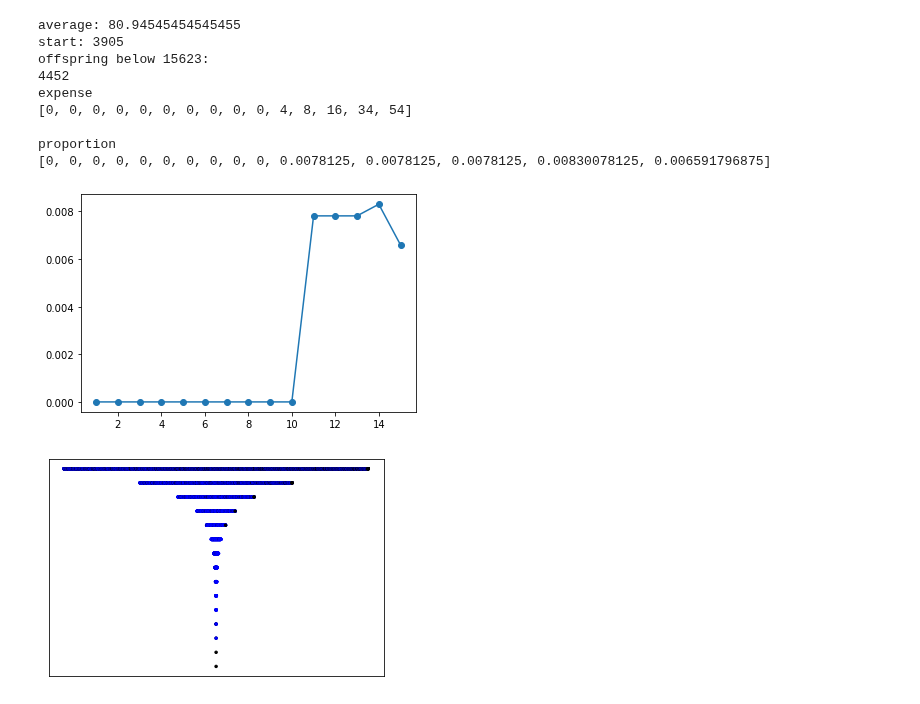
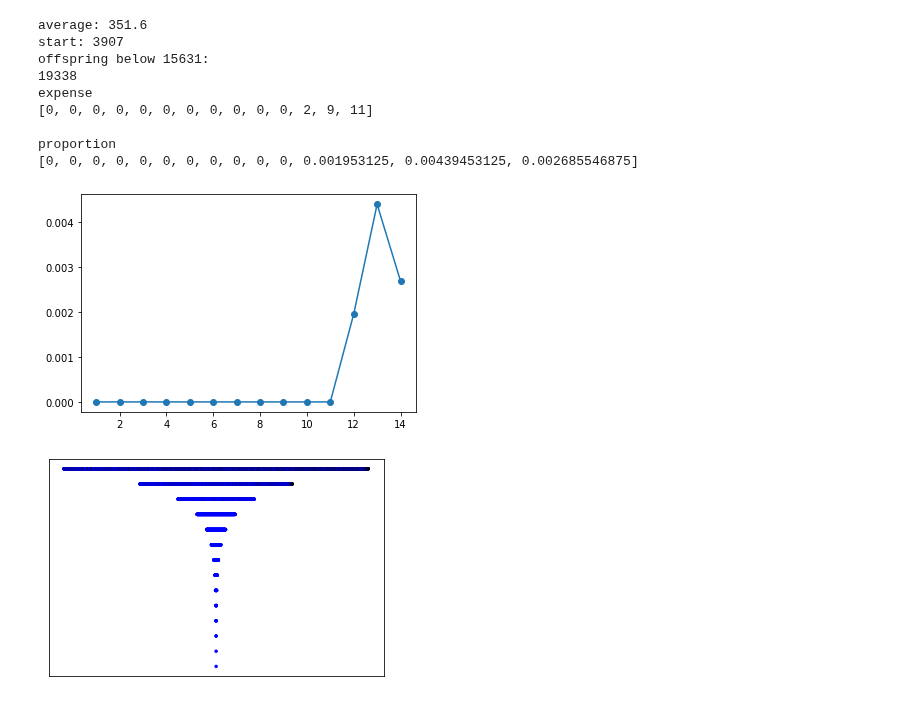
Before and after one commit to Sultanow/collatz, a Jupyter notebook: 01 Graph Theory/Python/notebook/6 - aberkane_tree_single_number_expense_average.ipynb, the cells around one changed output. Cells and saved outputs as stored; diff of their text form; code cells hidden in the pictures.

```diff
--- a/01 Graph Theory/Python/notebook/6 - aberkane_tree_single_number_expense_average.ipynb
+++ b/01 Graph Theory/Python/notebook/6 - aberkane_tree_single_number_expense_average.ipynb
@@ -217,14 +217,14 @@ def getCounter(rowStartLabel, value):
     return counter
 # %%
 # dotsize=24 (n<=6)
-dotsize= 6 #(n=9)
-#dotsize= 1 #(n>9)
-n = 15
+#dotsize= 6 #(n=9)
+dotsize= 1 #(n>9)
+n = 14
 
 tree = Tree(n)
 
 proved = []
-start = 17
+start = 19
 
 range_offspring = 0
 
@@ -277,45 +277,45 @@ while start <= 3900:
             node = tree.getNode((int((start-1)/2)))
             node.state = NodeState.ORANGE
 
-    # ##Syr(x) for total expense
+    ##Syr(x) for total expense
 
-    # syr_start = start
-    # for i in range(0,10):
+    syr_start = start
+    for i in range(0,5):
 
-    #     if int((3*syr_start+1)/2) % 2 != 0:
+        if int((3*syr_start+1)/2) % 2 != 0:
 
-    #         syr_start = (int((3*syr_start+1)/2))
+            syr_start = (int((3*syr_start+1)/2))
 
-    #         if isIncluded(included, syr_start) == False:
-    #             proved.append(syr_start)
-    #             included.append(syr_start)
-    #             #print(syr_start)
-    #             counter = getCounter(rowStartLabel, syr_start)
-    #             arrInfo[counter-1] -= 1
+            if isIncluded(included, syr_start) == False:
+                proved.append(syr_start)
+                included.append(syr_start)
+                #print(syr_start)
+                counter = getCounter(rowStartLabel, syr_start)
+                arrInfo[counter-1] -= 1
 
-    #             node = tree.getNode(syr_start)
-    #             node.state = NodeState.ORANGE
+                node = tree.getNode(syr_start)
+                node.state = NodeState.ORANGE
 
-    #             # if syr_start < V(start)+2:
-    #             #     range_offspring += 1
+                # if syr_start < V(start)+2:
+                #     range_offspring += 1
 
-    #     else:
-    #         syr_var = int((3*syr_start+1)/2)
-    #         while syr_var % 2 == 0:
-    #             syr_var = int(syr_var / 2)
+        else:
+            syr_var = int((3*syr_start+1)/2)
+            while syr_var % 2 == 0:
+                syr_var = int(syr_var / 2)
 
-    #         if isIncluded(included, syr_var) == False:
-    #             #print(syr_var)
-    #             proved.append(syr_var)
-    #             included.append(syr_var)
+            if isIncluded(included, syr_var) == False:
+                #print(syr_var)
+                proved.append(syr_var)
+                included.append(syr_var)
 
-    #             node = tree.getNode(syr_var)
-    #             node.state = NodeState.ORANGE
+                node = tree.getNode(syr_var)
+                node.state = NodeState.ORANGE
 
-    #             # if syr_var < V(start)+2:
-    #             #     range_offspring += 1
+                # if syr_var < V(start)+2:
+                #     range_offspring += 1
 
-    #         syr_start = syr_var
+            syr_start = syr_var
 
 
 
@@ -456,38 +456,38 @@ print(range_offspring)
 
 print("expense")
 print(expenses)
 # print("blue_expense")
 # print(blue_expense)
 print()
 print("proportion")
 print(proportion)
 print()
 
 plt.plot(rows, proportion, marker = 'o', linestyle = 'solid')
 plt.show()
 
 
 print()
 
 x, y, colors = tree.getGeom()
 plt.scatter(x, y, s=dotsize, c=colors)
 
 ax = plt.gca()
 ax.axes.xaxis.set_visible(False)
 ax.axes.yaxis.set_visible(False)
 
 plt.show()
 
 #############################################################
 # %% [output]
-average: 80.94545454545455
-start: 3905
-offspring below 15623:
-4452
+average: 351.6
+start: 3907
+offspring below 15631:
+19338
 expense
-[0, 0, 0, 0, 0, 0, 0, 0, 0, 0, 4, 8, 16, 34, 54]
+[0, 0, 0, 0, 0, 0, 0, 0, 0, 0, 0, 2, 9, 11]
 
 proportion
-[0, 0, 0, 0, 0, 0, 0, 0, 0, 0, 0.0078125, 0.0078125, 0.0078125, 0.00830078125, 0.006591796875]
+[0, 0, 0, 0, 0, 0, 0, 0, 0, 0, 0, 0.001953125, 0.00439453125, 0.002685546875]
-[figure, old version]
+[figure, new version]
-[figure, old version]
+[figure, new version]
```
Also changed, not shown: 6 other files.
